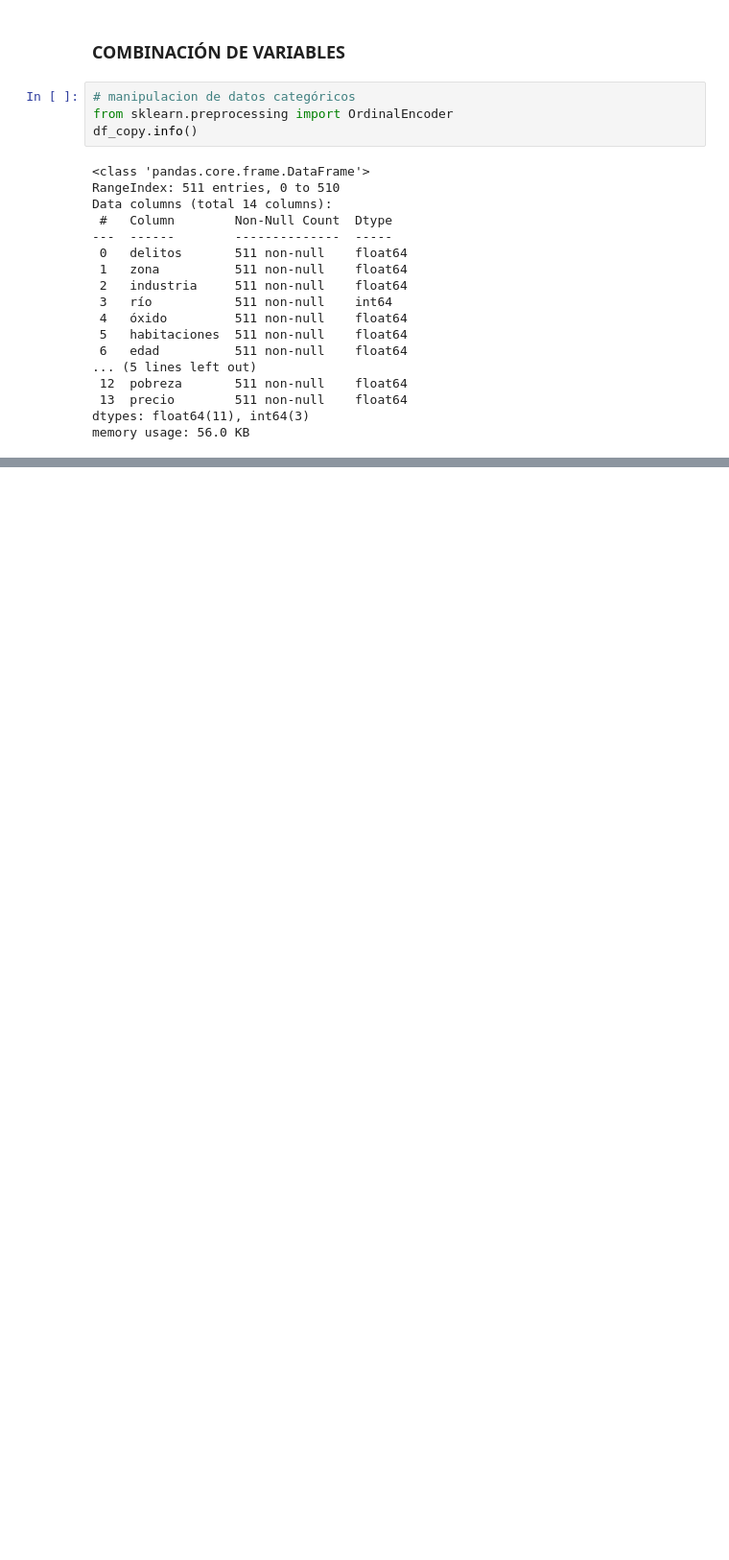
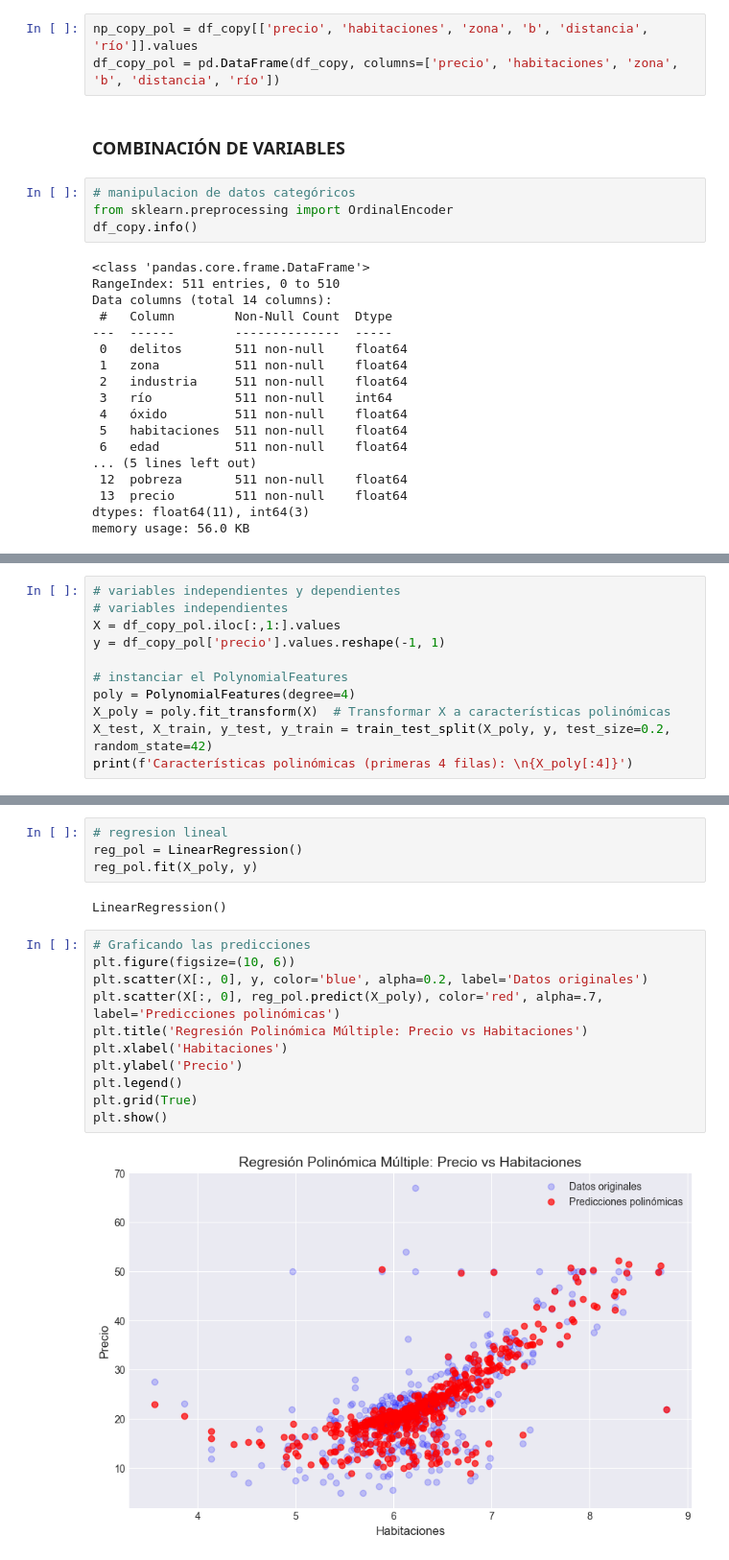
Before and after one commit to beyondAnalysIs/Machine_Learning_Python_scikit-learn, a Jupyter notebook: regresion/02_regresion_polinomica.ipynb, the cells around one changed output, grey strips where cells are left out. Shown at 96% size. Drawn from its saved outputs; the diff is of its cells as text; blank space fills up the shorter version.

```diff
--- a/regresion/02_regresion_polinomica.ipynb
+++ b/regresion/02_regresion_polinomica.ipynb
@@ -347,6 +348,9 @@ impuesto       -0.459274
 industria      -0.463269
 pobreza        -0.562960
 Name: precio, dtype: float64
+# %%
+np_copy_pol = df_copy[['precio', 'habitaciones', 'zona', 'b', 'distancia', 'río']].values
+df_copy_pol = pd.DataFrame(df_copy, columns=['precio', 'habitaciones', 'zona', 'b', 'distancia', 'río'])
 # %% [markdown]
 ### COMBINACIÓN DE VARIABLES
 # %%
@@ -373,0 +387,11 @@ memory usage: 56.0 KB
+# %%
+# variables independientes y dependientes
+# variables independientes
+X = df_copy_pol.iloc[:,1:].values
+y = df_copy_pol['precio'].values.reshape(-1, 1)
+
+# instanciar el PolynomialFeatures
+poly = PolynomialFeatures(degree=4)
+X_poly = poly.fit_transform(X)  # Transformar X a características polinómicas
+X_test, X_train, y_test, y_train = train_test_split(X_poly, y, test_size=0.2, random_state=42)
+print(f'Características polinómicas (primeras 4 filas): \n{X_poly[:4]}')
@@ -373,0 +416,19 @@ memory usage: 56.0 KB
+# %%
+# regresion lineal
+reg_pol = LinearRegression()
+reg_pol.fit(X_poly, y)
+# %% [output]
+LinearRegression()
+# %%
+# Graficando las predicciones
+plt.figure(figsize=(10, 6))
+plt.scatter(X[:, 0], y, color='blue', alpha=0.2, label='Datos originales')
+plt.scatter(X[:, 0], reg_pol.predict(X_poly), color='red', alpha=.7, label='Predicciones polinómicas')
+plt.title('Regresión Polinómica Múltiple: Precio vs Habitaciones')
+plt.xlabel('Habitaciones')
+plt.ylabel('Precio')
+plt.legend()
+plt.grid(True)
+plt.show()
+# %% [output]
+[figure, added]
```
Also changed, not shown: parts of 8 cells of this notebook, 1 other file.
